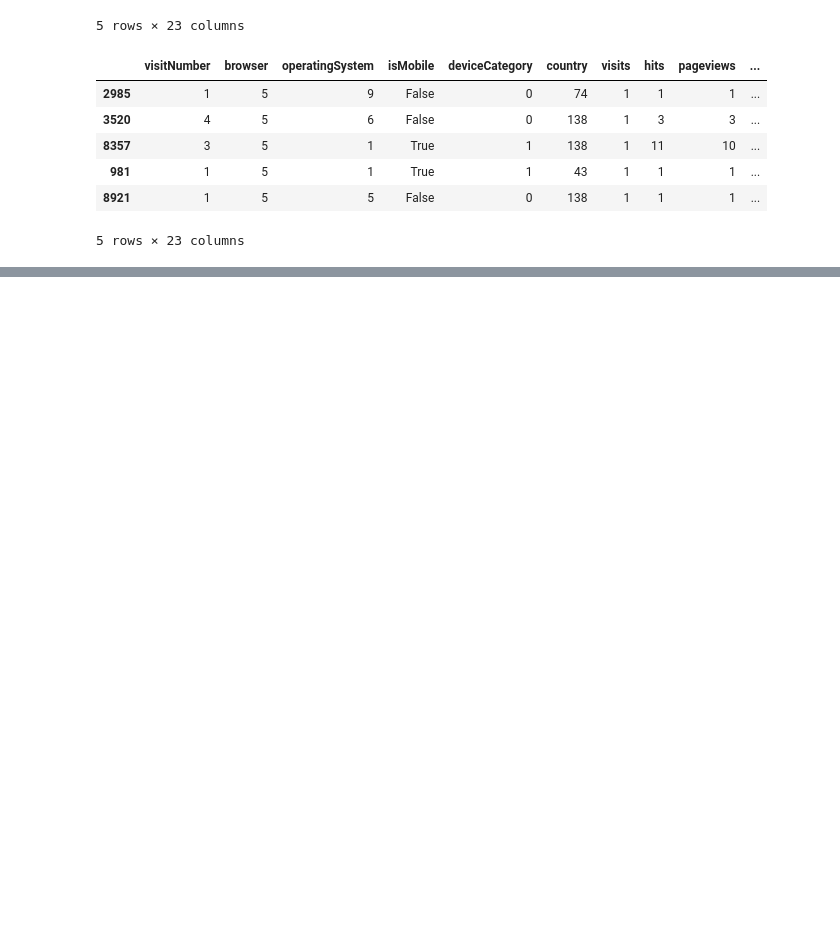
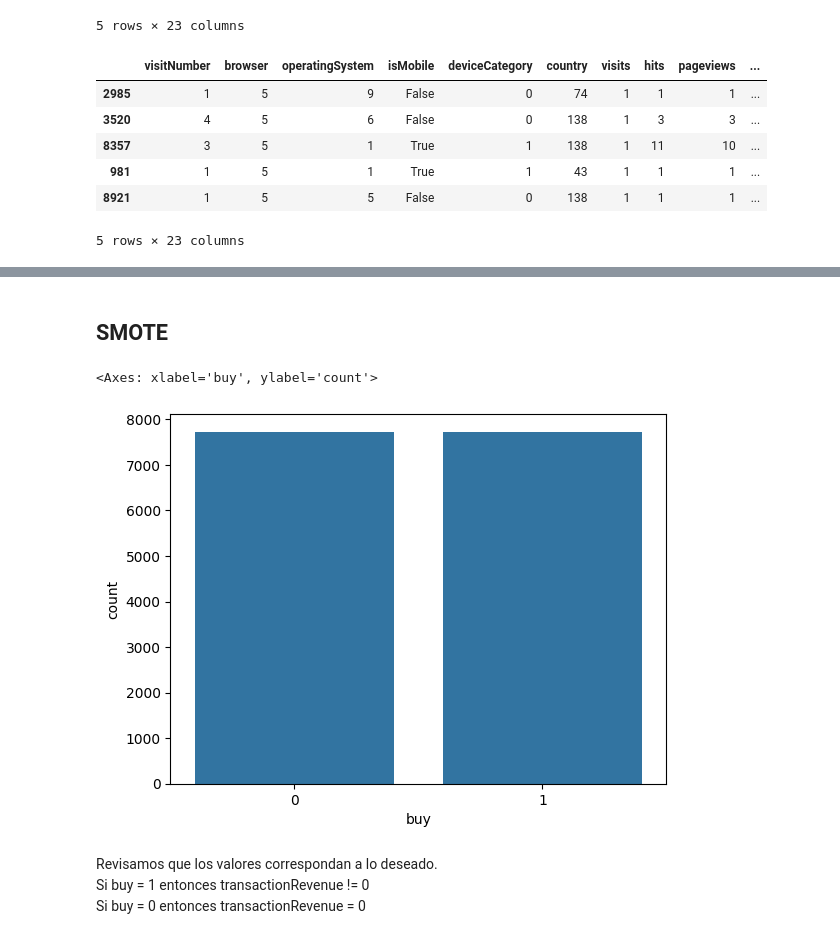
Before and after one commit to pabloing93/consumer_spending, a Jupyter notebook: 1_2_3 EDA_v2.ipynb, the cells around one changed output, grey strips where cells are left out. Saved outputs shown, nothing was run; the diff lists cells and outputs as text; code cells hidden in the pictures; blank space fills up the shorter version.

Commit message:
EDA finalziado

```diff
--- a/1_2_3 EDA_v2.ipynb
+++ b/1_2_3 EDA_v2.ipynb
@@ -833,0 +938,19 @@ df_traffic_test.head()
+# %% [markdown]
+## SMOTE
+# %%
+from imblearn.over_sampling import SMOTE
+smt = SMOTE(random_state=123)
+x = splitted_dataset.drop('buy', axis=1)
+y = splitted_dataset['buy']
+smt_x, smt_y = smt.fit_resample(x, y)
+
+#Graficamos para evaluar el resultado
+final_dataset_train = pd.concat([smt_x,smt_y], axis=1)
+sns.countplot(x='buy', data=final_dataset_train)
+# %% [output]
+<Axes: xlabel='buy', ylabel='count'>
+[figure, added]
+# %% [markdown]
+Revisamos que los valores correspondan a lo deseado. <br>
+Si buy = 1 entonces transactionRevenue != 0 <br>
+Si buy = 0 entonces transactionRevenue = 0
```
Also changed, not shown: parts of 28 cells of this notebook, 4 other files.
